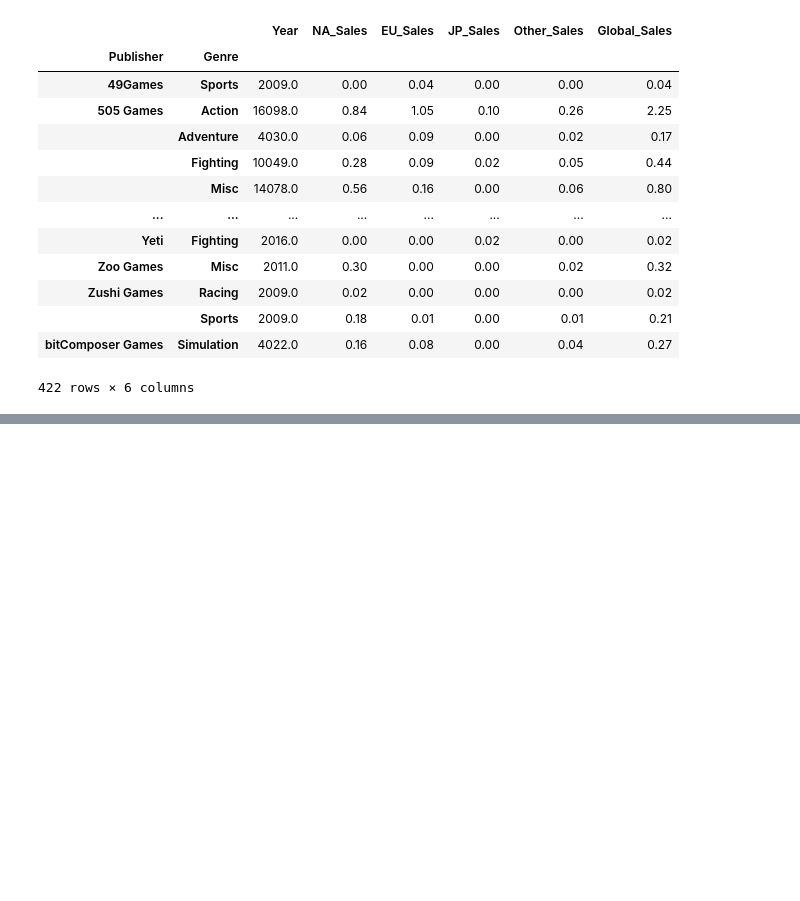
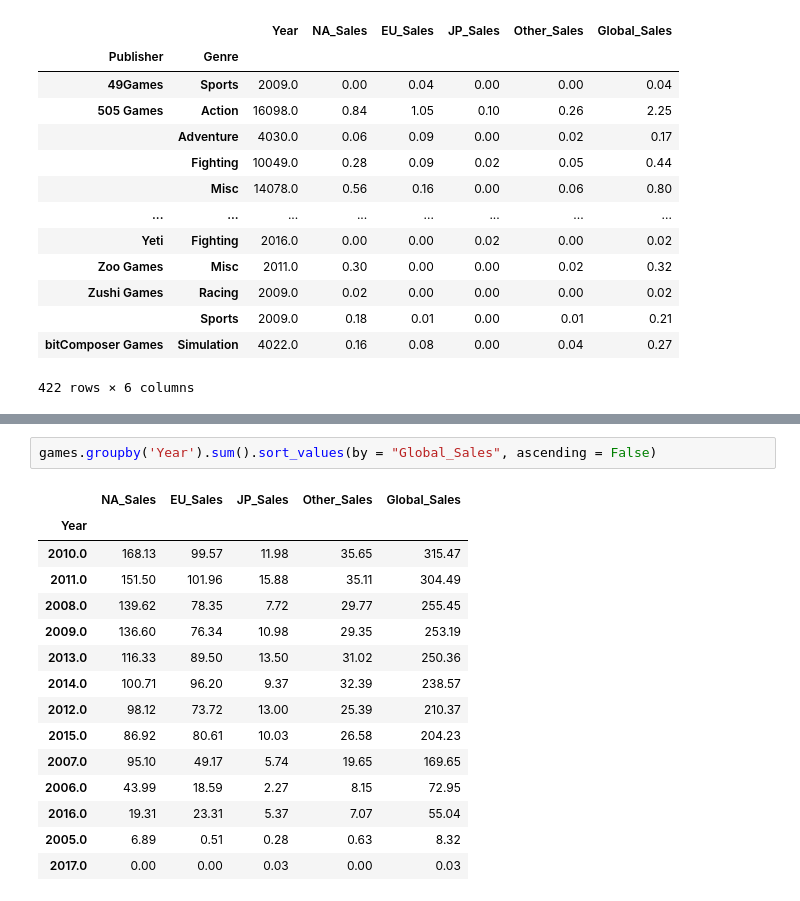
Before and after one commit to jgabunilas/pandas-bootcamp, a Jupyter notebook: Section8_GroupBy_and_Aggregates/Section8_GroupBy_and_Aggregates.ipynb, the cells around one changed output, grey strips where cells are left out. Drawn from its saved outputs; the diff is of its cells as text; blank space fills up the shorter version.

```diff
--- a/Section8_GroupBy_and_Aggregates/Section8_GroupBy_and_Aggregates.ipynb
+++ b/Section8_GroupBy_and_Aggregates/Section8_GroupBy_and_Aggregates.ipynb
@@ -1169,0 +1447,18 @@ games.groupby(['Publisher','Genre']).sum()
+# %%
+games.groupby('Year').sum().sort_values(by = "Global_Sales", ascending = False)
+# %% [output]
+|  | NA_Sales | EU_Sales | JP_Sales | Other_Sales | Global_Sales |
+| Year |  |  |  |  |  |
+| 2010.0 | 168.13 | 99.57 | 11.98 | 35.65 | 315.47 |
+| 2011.0 | 151.50 | 101.96 | 15.88 | 35.11 | 304.49 |
+| 2008.0 | 139.62 | 78.35 | 7.72 | 29.77 | 255.45 |
+| 2009.0 | 136.60 | 76.34 | 10.98 | 29.35 | 253.19 |
+| 2013.0 | 116.33 | 89.50 | 13.50 | 31.02 | 250.36 |
+| 2014.0 | 100.71 | 96.20 | 9.37 | 32.39 | 238.57 |
+| 2012.0 | 98.12 | 73.72 | 13.00 | 25.39 | 210.37 |
+| 2015.0 | 86.92 | 80.61 | 10.03 | 26.58 | 204.23 |
+| 2007.0 | 95.10 | 49.17 | 5.74 | 19.65 | 169.65 |
+| 2006.0 | 43.99 | 18.59 | 2.27 | 8.15 | 72.95 |
+| 2016.0 | 19.31 | 23.31 | 5.37 | 7.07 | 55.04 |
+| 2005.0 | 6.89 | 0.51 | 0.28 | 0.63 | 8.32 |
+| 2017.0 | 0.00 | 0.00 | 0.03 | 0.00 | 0.03 |
```
Also changed, not shown: parts of 53 cells of this notebook.
